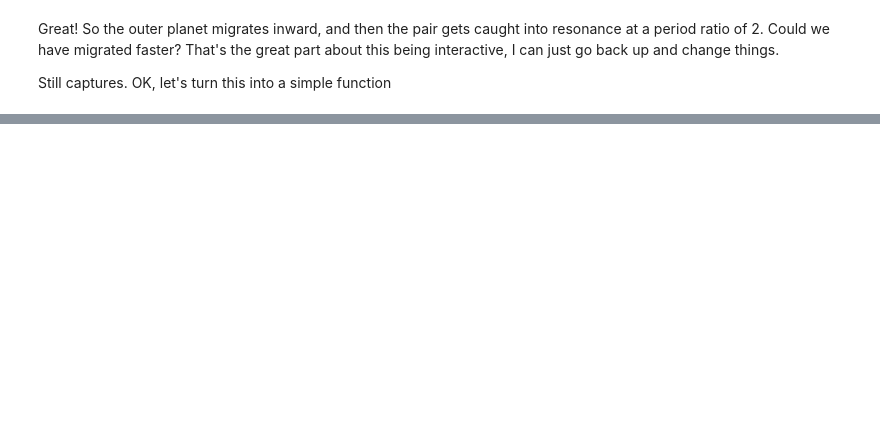
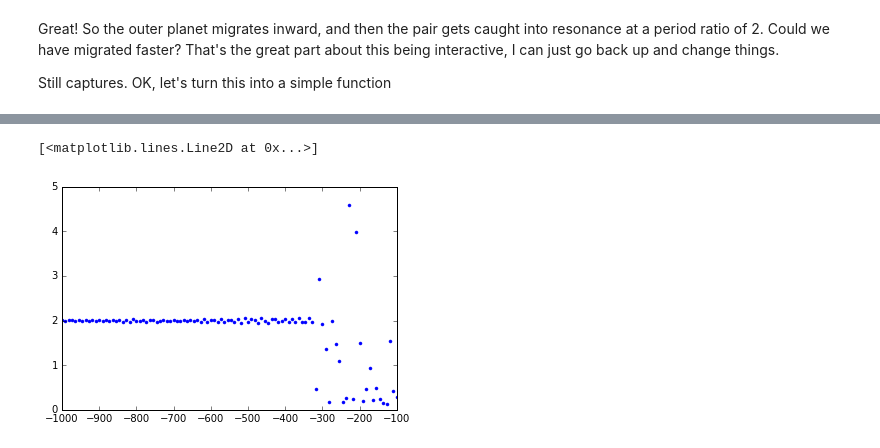
Before and after one commit to jacobfleisig/reboundx, a Jupyter notebook: problems/dda.ipynb, the cells around one changed output, grey strips where cells are left out. Cells and saved outputs as stored; diff of their text form; code cells hidden in the pictures; blank space fills up the shorter version.

```diff
--- a/problems/dda.ipynb
+++ b/problems/dda.ipynb
@@ -93,5 +106,33 @@ rc.ids
+# %%
+%%px --local
+import rebound
+import numpy as np
+import reboundx
+def run(tau_a):
+    sim = rebound.Simulation()
+    sim.G = 4*np.pi**2
+    sim.add(m=1.)
+    sim.add(m=1.e-3, a=1.)
+    sim.add(m=1.e-3, P=2.2)
+    sim.move_to_com()
+    rebx = reboundx.Extras(sim)
+    params = rebx.add_modify_orbits_forces()
+
+    ps = sim.particles
+    ps[2].tau_a = tau_a
+    times = np.linspace(0, -ps[2].tau_a, 1000)
+    Pratio = np.zeros(1000)
+    for i, time in enumerate(times):
+        sim.integrate(time)
+        Pratio[i] = ps[2].P/ps[1].P
+    return Pratio[-1]
 # %%
 tau_as = np.linspace(-100,-1000, 100)
 pratios = rc[:].map_sync(run, tau_as)
+# %%
+plt.plot(tau_as, pratios, '.')
+# %% [output]
+[<matplotlib.lines.Line2D at 0x...>]
+[figure, added]
 # %%
 cl.shutdown_cluster('lobster', rc)
```
Also changed, not shown: parts of 7 cells of this notebook.
